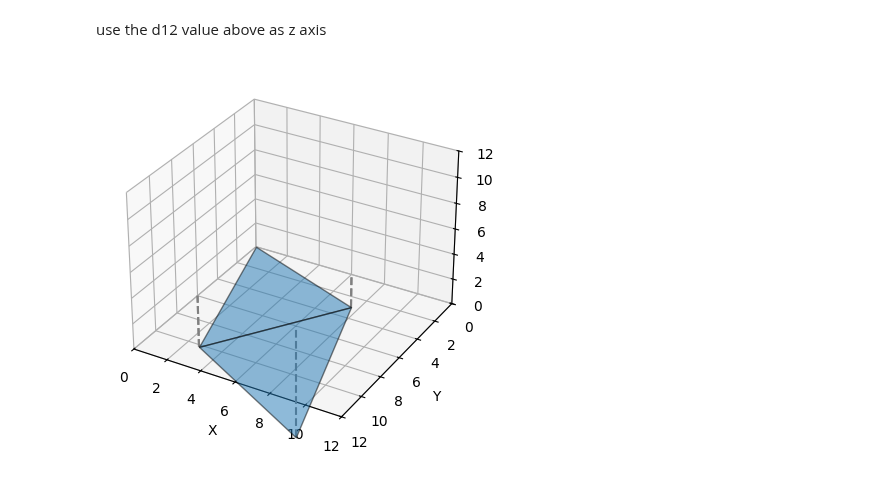
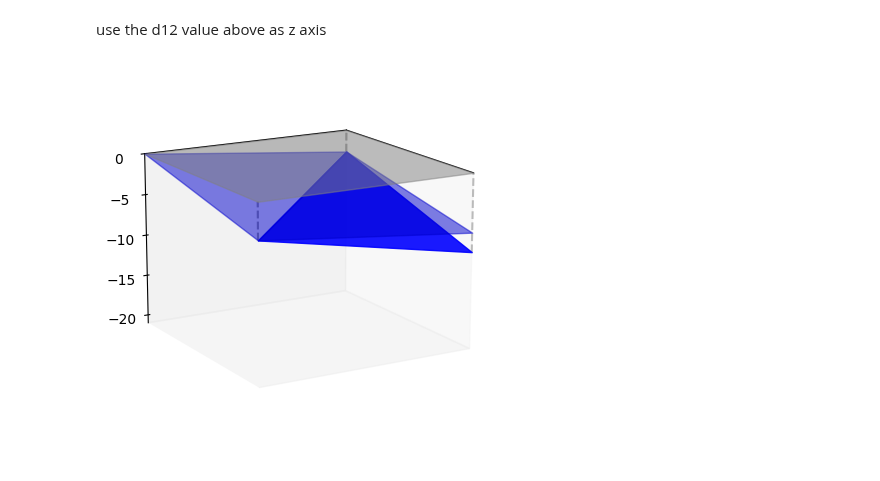
Before and after one commit to Daniel-Xkan/potts_model_test, a Jupyter notebook: manuscript_plot_de_planes.ipynb, the cells around one changed output. Drawn from its saved outputs; the diff is of its cells as text; code cells hidden in the pictures.

Commit message:
epistasis graph finished

```diff
--- a/manuscript_plot_de_planes.ipynb
+++ b/manuscript_plot_de_planes.ipynb
@@ -47,41 +47,84 @@ use the d12 value above as z axis
 # %%
 from mpl_toolkits.mplot3d.art3d import Poly3DCollection
 
 import matplotlib.pyplot as plt
 
-xy_base = 6
+xy_base = 21
+de1 = -4.2870167233
+de2 = -2.75427107699
+de12 = -9.35661780029
 # Define the vertices of the triangle
-vertices = [[0, 0, 0], [0, xy_base, -4.2870167233], [xy_base, 0, -2.75427107699]]
+vertices = [[0, 0, 0], [0, xy_base, de1], [xy_base, 0, de2]]
 
 # Create a 3D plot
 fig = plt.figure()
 ax = fig.add_subplot(111, projection='3d')
 
-# Add the triangle to the plot
-triangle = Poly3DCollection([vertices], alpha=0.5, edgecolor='black')
+################### Add the first triangle to the plot ###########################
+triangle = Poly3DCollection([vertices], alpha=0.5,color='mediumblue')
 ax.add_collection3d(triangle)
 
 # Set the limits and labels
-ax.set_xlim([0, 12])  # Reverse the x-axis
-ax.set_ylim([12, 0])
-ax.set_zlim([0, 12])
+ax.set_xlim([0, xy_base])  # Reverse the x-axis
+ax.set_ylim([xy_base, 0])
+ax.set_zlim([-xy_base, 0])
+ax.xaxis.set_ticks_position('upper')
+ax.yaxis.set_ticks_position('upper')
+ax.view_init(elev=15, azim=240)  # Rotate the graph counterclockwise by 30 degrees
 ax.set_xlabel('X')
 ax.set_ylabel('Y')
 ax.set_zlabel('Z')
 
-# Define the vertices of the second triangle
-vertices2 = [[xy_base, 0, -2.75427107699], [0, xy_base, -4.2870167233], [xy_base, xy_base, -9.35661780029]]
+###################################################################################
+
+
+
+################## Define the vertices of the second triangle######################
+vertices2 = [[xy_base, 0, de2], [0, xy_base, de1], [xy_base, xy_base, de12]]
 
 # Add the second triangle to the plot
-triangle2 = Poly3DCollection([vertices2], alpha=0.5, edgecolor='black')
+triangle2 = Poly3DCollection([vertices2], alpha=0.9, color='blue')
 ax.add_collection3d(triangle2)
 # Show the plot
+####################################################################################
 
-# Plot straight lines from each vertex of the triangles to the xy surface
+
+######## Plot straight lines from each vertex of the triangles to the xy surface#####
 for vertex in vertices + vertices2:
     x, y, z = vertex
-    ax.plot([x, x], [y, y], [z, 0], color='gray', linestyle='--')
+    ax.plot([x, x], [y, y], [z, 0], alpha=0.5,color='gray', linestyle='--')
+####################################################################################
+
+
+################## Define the vertices of the square ###############################
+square_vertices = [[0, 0, 0], [0, xy_base, 0], [xy_base, xy_base, 0], [xy_base, 0, 0]]
+
+# Add the square to the plot
+square = Poly3DCollection([square_vertices], alpha=0.5, color='gray', edgecolor='gray')
+ax.add_collection3d(square)
+#####################################################################################
+
+
+##################add dde = 0 triangle##################################################
+#add a plot a triangle with verticies (0,xybase,de1) (xybase, 0, de2)(xybase,xybase, de1+de2)
+# Define the vertices of the new triangle
+vertices3 = [[0, xy_base, de1], [xy_base, 0, de2], [xy_base, xy_base, de1 + de2]]
+
+# Add the new triangle to the plot
+triangle3 = Poly3DCollection([vertices3], alpha=0.5, color='mediumblue')
+ax.add_collection3d(triangle3)
+
+
+
+#######################################################################################
+ax.grid(False)
+ax.set_xticks([])
+ax.set_yticks([])
+# ax.set_zticks([])
+ax.set_xlabel('')
+ax.set_ylabel('')
+
 plt.show()
 # %% [output]
-[figure, old version]
+[figure, new version]
 # %%
```
Also changed, not shown: parts of 2 cells of this notebook.
